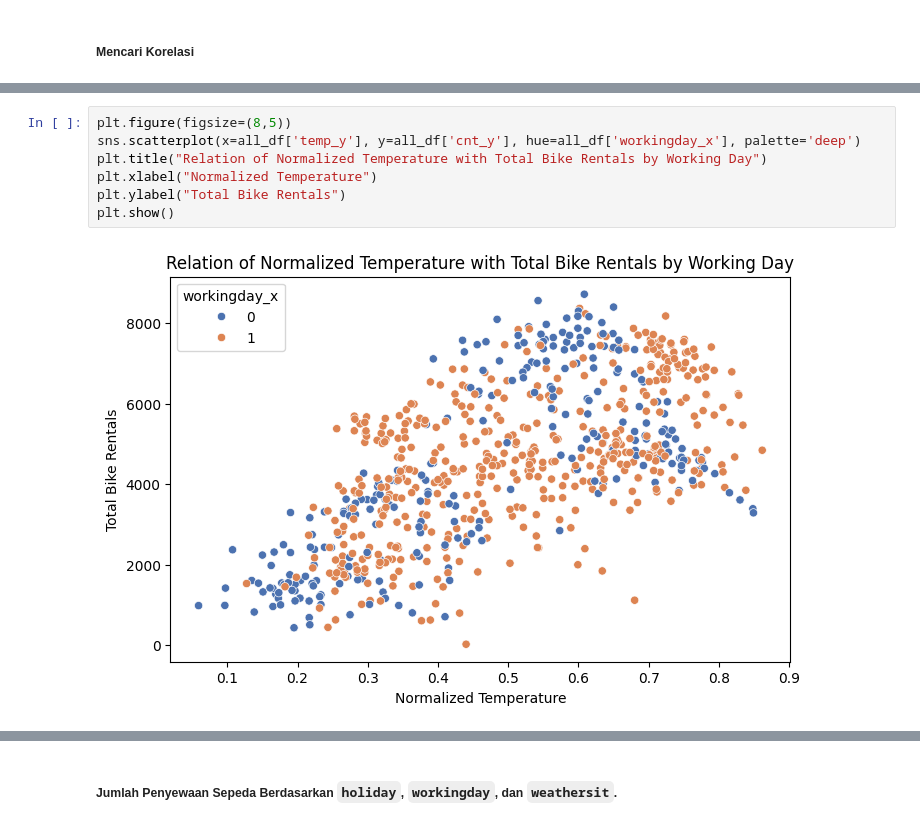
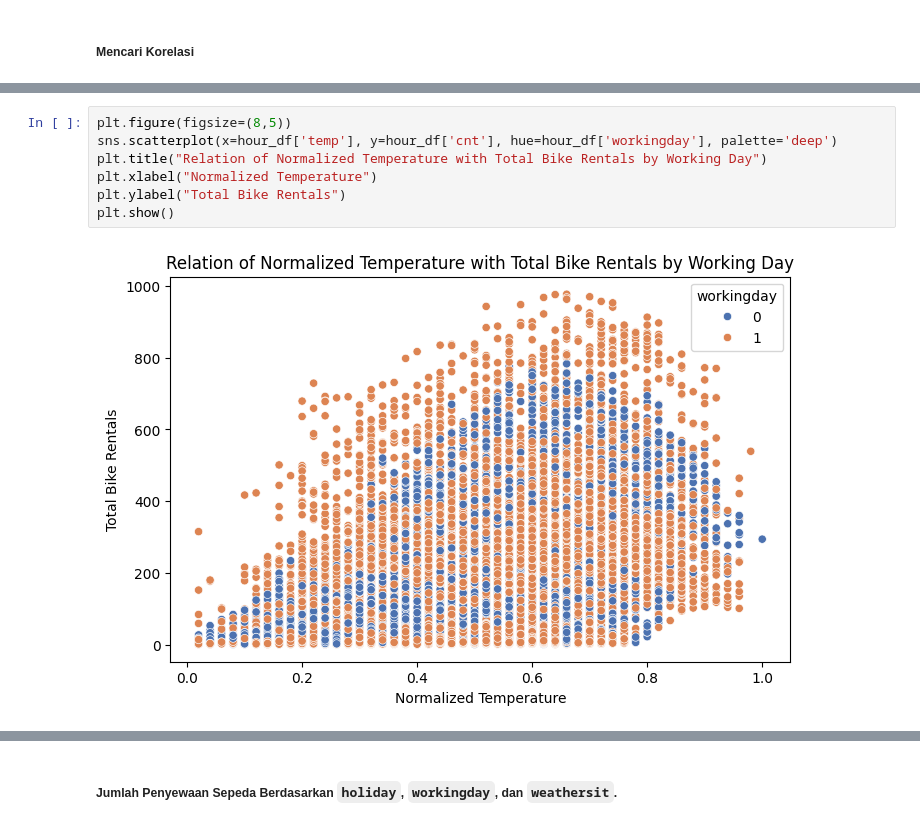
Before and after one commit to FireHR2004/Dashboard-Analysis-Bike-Sharing, a Jupyter notebook: notebook.ipynb, the cells around one changed output, grey strips where cells are left out. Saved outputs shown, nothing was run; the diff lists cells and outputs as text.

```diff
--- a/notebook.ipynb
+++ b/notebook.ipynb
@@ -649,11 +648,11 @@ plt.show()
 # %%
 plt.figure(figsize=(8,5))
-sns.scatterplot(x=all_df['temp_y'], y=all_df['cnt_y'], hue=all_df['workingday_x'], palette='deep')
+sns.scatterplot(x=hour_df['temp'], y=hour_df['cnt'], hue=hour_df['workingday'], palette='deep')
 plt.title("Relation of Normalized Temperature with Total Bike Rentals by Working Day")
 plt.xlabel("Normalized Temperature")
 plt.ylabel("Total Bike Rentals")
 plt.show()
 # %% [output]
-[figure, old version]
+[figure, new version]
 # %%
 plt.figure(figsize=(8,5))
```
Also changed, not shown: parts of 15 cells of this notebook, 5 other files.
